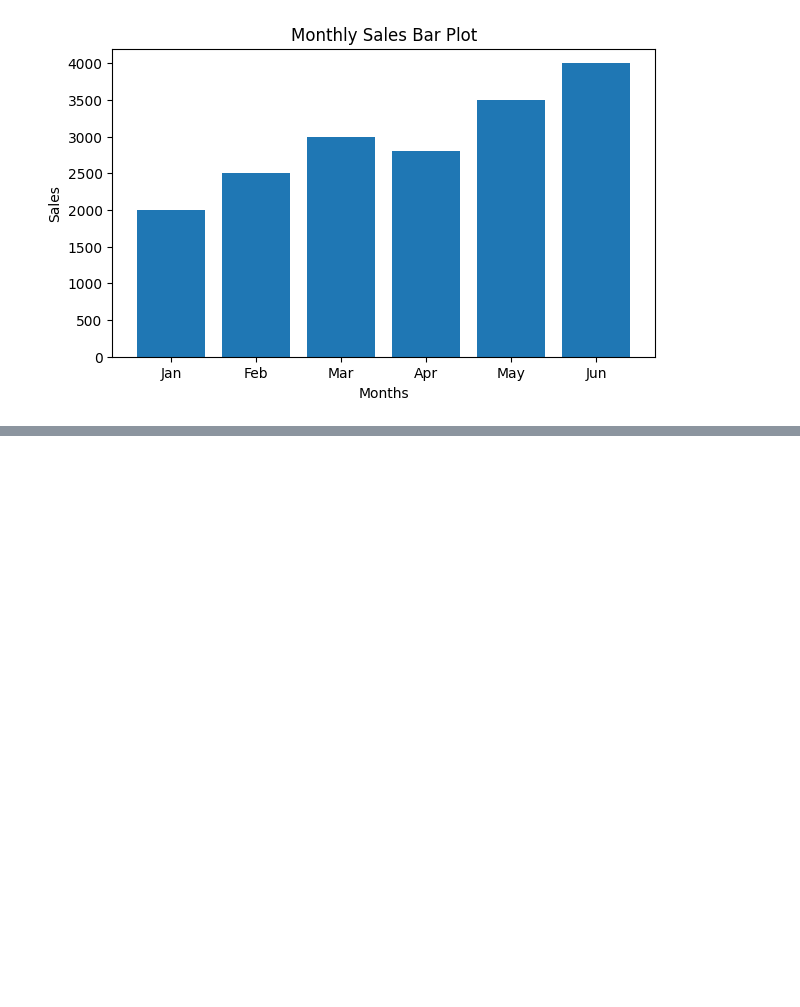
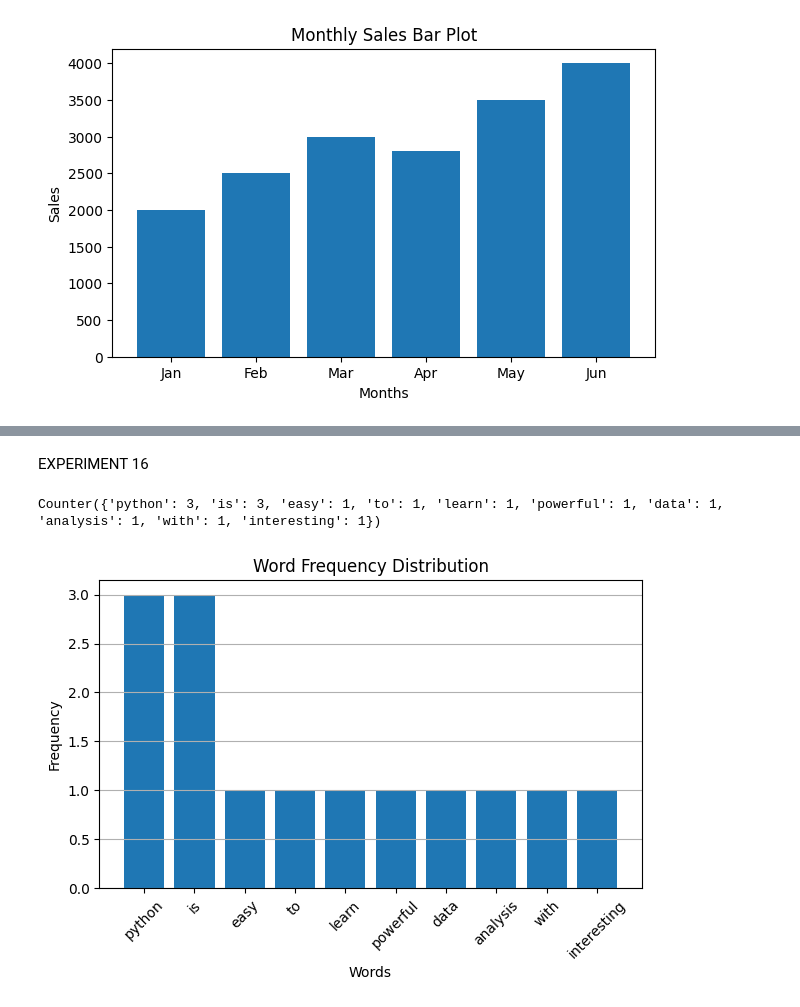
Before and after one commit to shaikshahid07/FoDS, a Jupyter notebook: FDS_10.ipynb, the cells around one changed output, grey strips where cells are left out. Saved outputs shown, nothing was run; the diff lists cells and outputs as text; code cells hidden in the pictures; blank space fills up the shorter version.

```diff
--- a/FDS_10.ipynb
+++ b/FDS_10.ipynb
@@ -318,0 +467,29 @@ plt.show()
+# %% [markdown]
+EXPERIMENT 16
+# %%
+from collections import Counter
+import matplotlib.pyplot as plt
+
+text = """
+Python is easy to learn.
+Python is powerful.
+Data analysis with Python is interesting.
+"""
+
+words = text.lower().replace(".", "").replace(",", "").split()
+
+freq = Counter(words)
+
+print(freq)
+
+plt.figure(figsize=(7,4))
+plt.bar(freq.keys(), freq.values())
+plt.title("Word Frequency Distribution")
+plt.xlabel("Words")
+plt.ylabel("Frequency")
+plt.xticks(rotation=45)
+plt.grid(axis="y")
+plt.show()
+# %% [output]
+Counter({'python': 3, 'is': 3, 'easy': 1, 'to': 1, 'learn': 1, 'powerful': 1, 'data': 1, 'analysis': 1, 'with': 1, 'interesting': 1})
+[figure, added]
```
Also changed, not shown: parts of 37 cells of this notebook.
